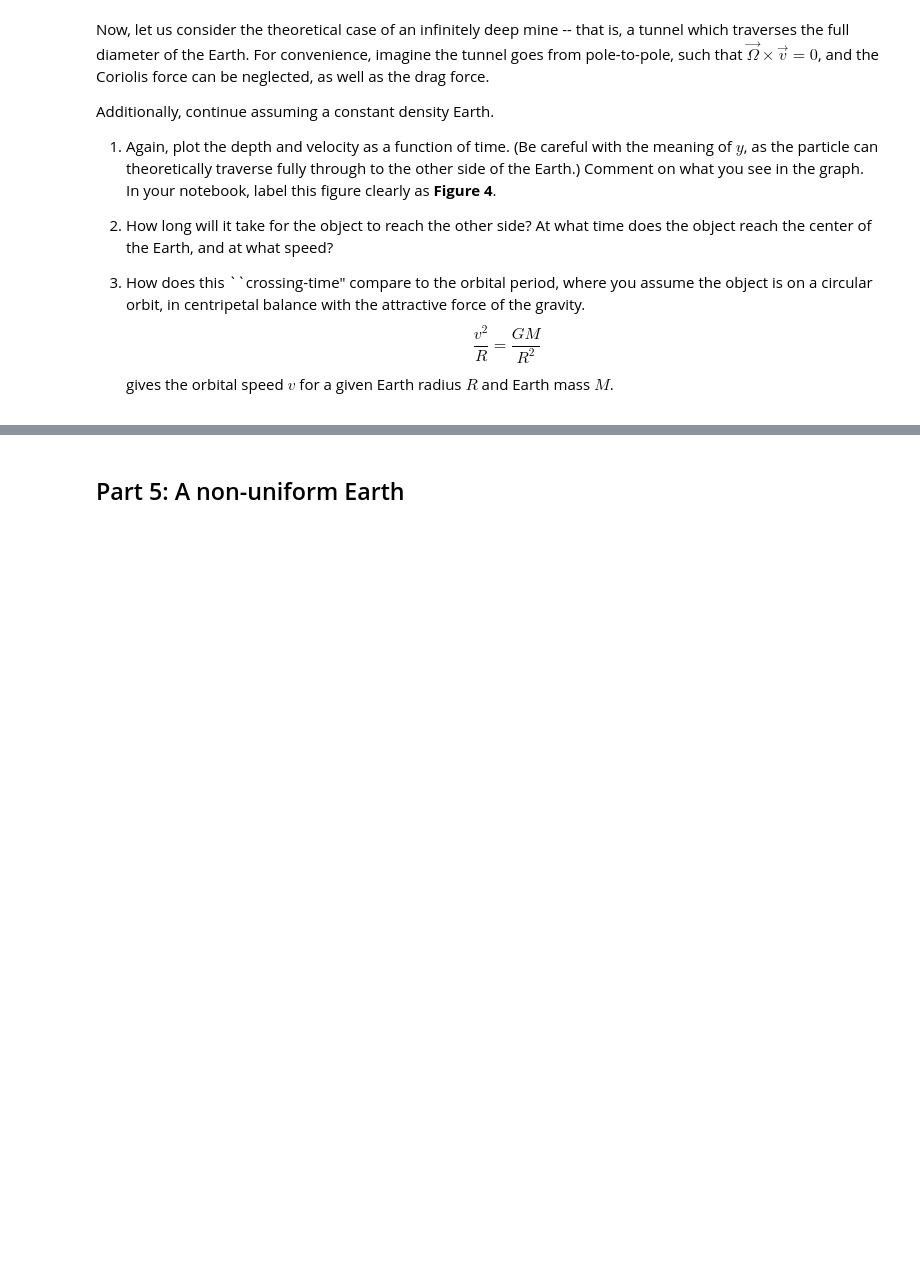
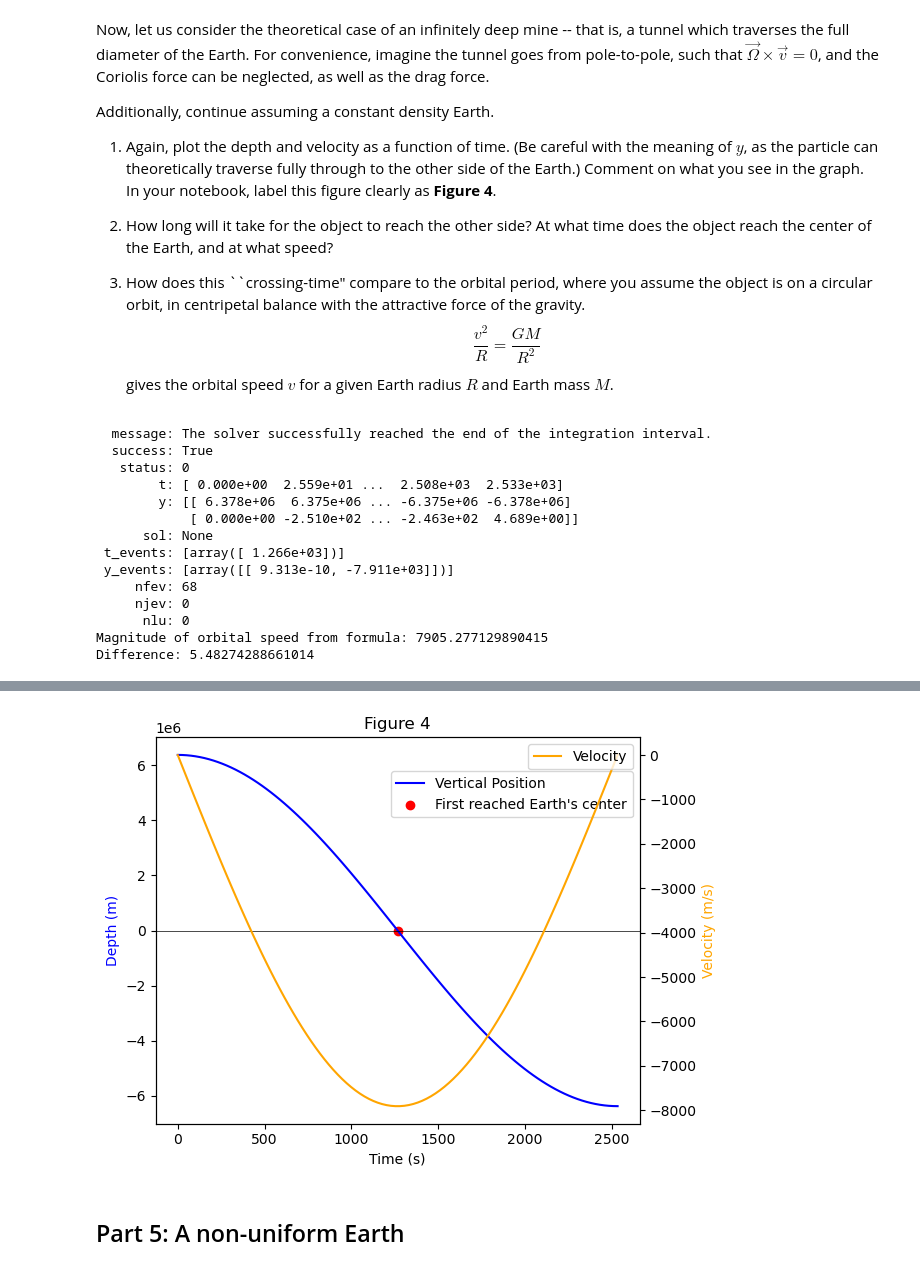
Before and after one commit to TanviSripathi/PHYS265-spring26, a Jupyter notebook: Lab3/lab3.ipynb, the cells around one changed output, grey strips where cells are left out. Drawn from its saved outputs; the diff is of its cells as text; code cells hidden in the pictures; blank space fills up the shorter version.

```diff
--- a/Lab3/lab3.ipynb
+++ b/Lab3/lab3.ipynb
@@ -356,3 +488,73 @@ Additionally, continue assuming a constant density Earth.
                 \end{equation}
                 gives the orbital speed $v$ for a given Earth radius $R$ and
                 Earth mass $M$.
+# %%
+omega = np.sqrt(g/r_earth)
+
+def infinite(t, s):
+    assert len(s) == 2
+    y, v = s
+    dydt = v
+
+    dy2 = -omega**2 * y
+    return [dydt, dy2]
+
+def center(t, s):
+    return s[0]
+
+y0, v0 = r_earth, 0
+new_Y0 = [y0, v0]
+
+tspan = (0, np.pi/omega)
+teval = np.linspace(*tspan, 100)
+
+i_soln = solve_ivp(infinite, tspan, new_Y0, t_eval = teval, events = [center])
+
+t = i_soln.t
+y = i_soln.y[0]
+v = i_soln.y[1]
+
+print(i_soln)
+
+fig, ax = plt.subplots(1, 1, tight_layout = True)
+ax.plot(t, y, label = "Vertical Position", color = "blue")
+
+ax.set_xlabel("Time (s)")
+ax.set_ylabel("Depth (m)", color = "blue")
+ax.axhline(0, color = "black", lw = 0.5)
+ax.scatter(i_soln.t_events[0][0], i_soln.y_events[0][0][0], label = "First reached Earth's center", color = "red")
+
+axx = ax.twinx()
+axx.plot(t, v, label = "Velocity", color = "orange")
+axx.set_ylabel("Velocity (m/s)", color = "orange")
+
+legend1 = ax.legend(loc='upper right', bbox_to_anchor=(1.0, 0.93))
+legend2 = axx.legend(loc='upper right', bbox_to_anchor=(1.0, 1.0))
+ax.set_title("Figure 4")
+
+orbital_speed = np.sqrt(G*m_earth/r_earth)
+print(f"Magnitude of orbital speed from formula: {orbital_speed}")
+print(f"Difference: {abs(i_soln.y_events[0][0][1]) - orbital_speed}")
+
+"""
+It seems that the object took about 2533 seconds to reach the other side of the planet.
+The object also took 1266 seconds to reach the center of the Earth, reaching a speed of around
+-7911 m/s, which should be it's maximum speed on Figure 3.
+With the calculated orbital speed having a magnitude of 7905.3 m/s, the variation between them
+is around 5.48 m/s.
+"""
+# %% [output]
+  message: The solver successfully reached the end of the integration interval.
+  success: True
+   status: 0
+        t: [ 0.000e+00  2.559e+01 ...  2.508e+03  2.533e+03]
+        y: [[ 6.378e+06  6.375e+06 ... -6.375e+06 -6.378e+06]
+            [ 0.000e+00 -2.510e+02 ... -2.463e+02  4.689e+00]]
+      sol: None
+ t_events: [array([ 1.266e+03])]
+ y_events: [array([[ 9.313e-10, -7.911e+03]])]
+     nfev: 68
+     njev: 0
+      nlu: 0
+Magnitude of orbital speed from formula: 7905.277129890415
+Difference: 5.48274288661014
@@ -359,3 +562,4 @@ Additionally, continue assuming a constant density Earth.
+[figure, added]
 # %% [markdown]
 ## Part 5: A non-uniform Earth
 # %% [markdown]
```
Also changed, not shown: parts of 3 cells of this notebook, 1 other file.
